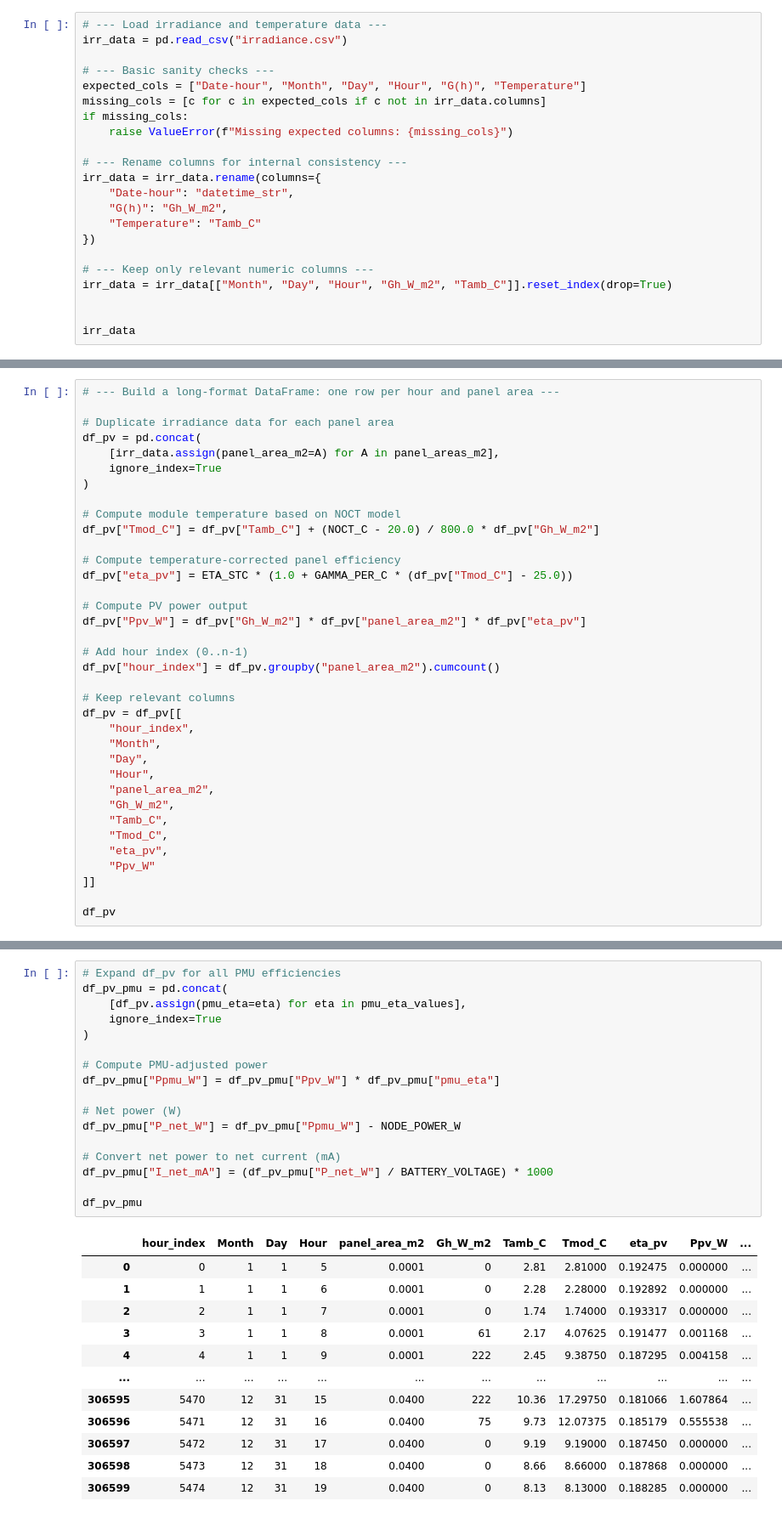
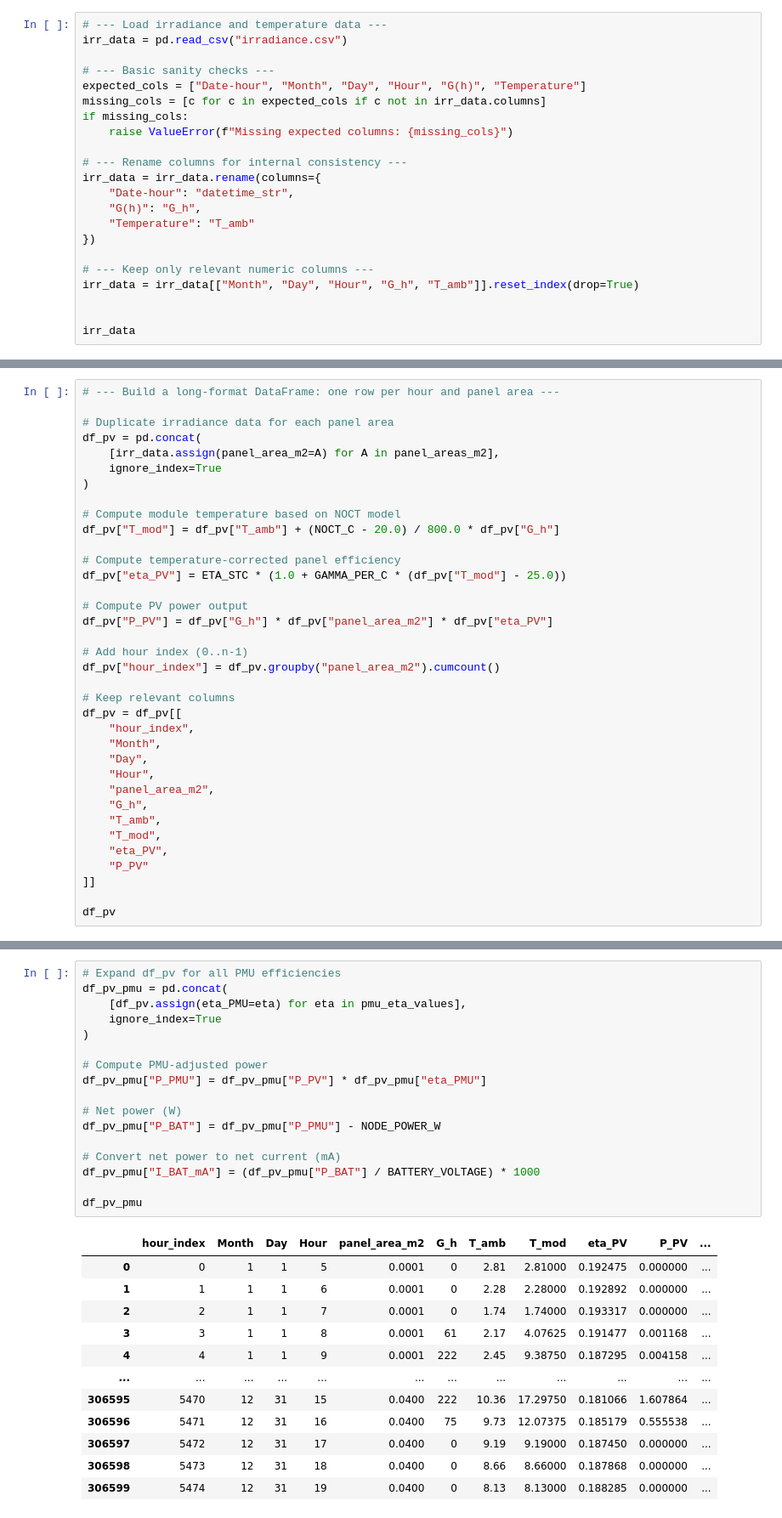
Before and after one commit to UCLM-ARCO/oasis-ehs, a Jupyter notebook: gen-dataset.ipynb, the cells around one changed output, grey strips where cells are left out. Shown: that part at 85% size. Saved outputs shown, nothing was run; the diff lists cells and outputs as text.

```diff
--- a/gen-dataset.ipynb
+++ b/gen-dataset.ipynb
@@ -272,12 +266,12 @@ if missing_cols:
 # --- Rename columns for internal consistency ---
 irr_data = irr_data.rename(columns={
     "Date-hour": "datetime_str",
-    "G(h)": "Gh_W_m2",
-    "Temperature": "Tamb_C"
+    "G(h)": "G_h",
+    "Temperature": "T_amb"
 })
 
 # --- Keep only relevant numeric columns ---
-irr_data = irr_data[["Month", "Day", "Hour", "Gh_W_m2", "Tamb_C"]].reset_index(drop=True)
+irr_data = irr_data[["Month", "Day", "Hour", "G_h", "T_amb"]].reset_index(drop=True)
 
 
 irr_data
@@ -307,13 +301,13 @@ df_pv = pd.concat(
 )
 
 # Compute module temperature based on NOCT model
-df_pv["Tmod_C"] = df_pv["Tamb_C"] + (NOCT_C - 20.0) / 800.0 * df_pv["Gh_W_m2"]
+df_pv["T_mod"] = df_pv["T_amb"] + (NOCT_C - 20.0) / 800.0 * df_pv["G_h"]
 
 # Compute temperature-corrected panel efficiency
-df_pv["eta_pv"] = ETA_STC * (1.0 + GAMMA_PER_C * (df_pv["Tmod_C"] - 25.0))
+df_pv["eta_PV"] = ETA_STC * (1.0 + GAMMA_PER_C * (df_pv["T_mod"] - 25.0))
 
 # Compute PV power output
-df_pv["Ppv_W"] = df_pv["Gh_W_m2"] * df_pv["panel_area_m2"] * df_pv["eta_pv"]
+df_pv["P_PV"] = df_pv["G_h"] * df_pv["panel_area_m2"] * df_pv["eta_PV"]
 
 # Add hour index (0..n-1)
 df_pv["hour_index"] = df_pv.groupby("panel_area_m2").cumcount()
@@ -325,11 +319,11 @@ df_pv = df_pv[[
     "Day",
     "Hour",
     "panel_area_m2",
-    "Gh_W_m2",
-    "Tamb_C",
-    "Tmod_C",
-    "eta_pv",
-    "Ppv_W"
+    "G_h",
+    "T_amb",
+    "T_mod",
+    "eta_PV",
+    "P_PV"
 ]]
 
 df_pv
@@ -352,22 +346,22 @@ df_pv
 # %%
 # Expand df_pv for all PMU efficiencies
 df_pv_pmu = pd.concat(
-    [df_pv.assign(pmu_eta=eta) for eta in pmu_eta_values],
+    [df_pv.assign(eta_PMU=eta) for eta in pmu_eta_values],
     ignore_index=True
 )
 
 # Compute PMU-adjusted power
-df_pv_pmu["Ppmu_W"] = df_pv_pmu["Ppv_W"] * df_pv_pmu["pmu_eta"]
+df_pv_pmu["P_PMU"] = df_pv_pmu["P_PV"] * df_pv_pmu["eta_PMU"]
 
 # Net power (W)
-df_pv_pmu["P_net_W"] = df_pv_pmu["Ppmu_W"] - NODE_POWER_W
+df_pv_pmu["P_BAT"] = df_pv_pmu["P_PMU"] - NODE_POWER_W
 
 # Convert net power to net current (mA)
-df_pv_pmu["I_net_mA"] = (df_pv_pmu["P_net_W"] / BATTERY_VOLTAGE) * 1000
+df_pv_pmu["I_BAT_mA"] = (df_pv_pmu["P_BAT"] / BATTERY_VOLTAGE) * 1000
 
 df_pv_pmu
 # %% [output]
-|  | hour_index | Month | Day | Hour | panel_area_m2 | Gh_W_m2 | Tamb_C | Tmod_C | eta_pv | Ppv_W | ... |
+|  | hour_index | Month | Day | Hour | panel_area_m2 | G_h | T_amb | T_mod | eta_PV | P_PV | ... |
 | 0 | 0 | 1 | 1 | 5 | 0.0001 | 0 | 2.81 | 2.81000 | 0.192475 | 0.000000 | ... |
 | 1 | 1 | 1 | 1 | 6 | 0.0001 | 0 | 2.28 | 2.28000 | 0.192892 | 0.000000 | ... |
 | 2 | 2 | 1 | 1 | 7 | 0.0001 | 0 | 1.74 | 1.74000 | 0.193317 | 0.000000 | ... |
```
Also changed, not shown: parts of 23 cells of this notebook, 2 other files.
